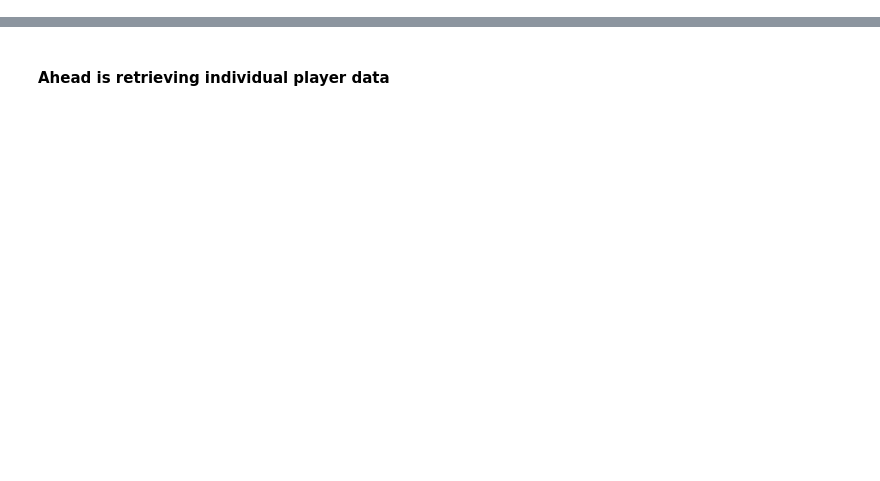
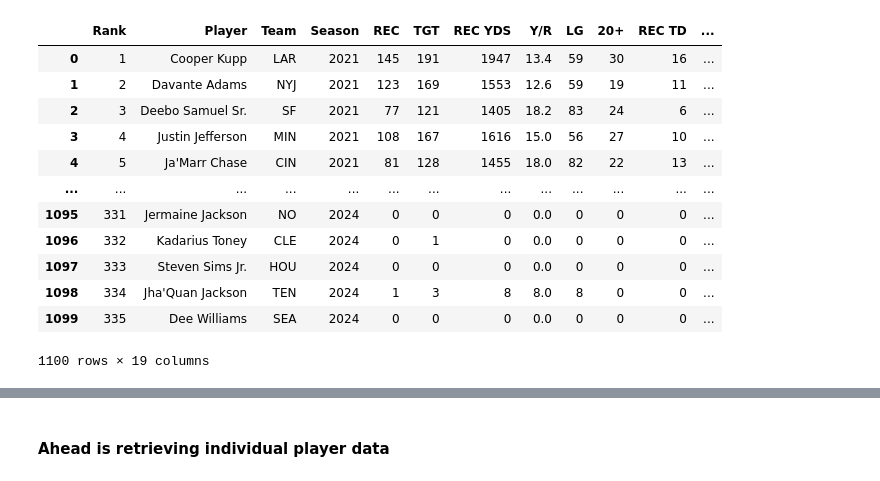
Before and after one commit to Pratiibh/Fantasy-Football-Model, a Jupyter notebook: Fantasy.ipynb, the cells around one changed output, grey strips where cells are left out. Cells and saved outputs as stored; diff of their text form; code cells hidden in the pictures; blank space fills up the shorter version.

```diff
--- a/Fantasy.ipynb
+++ b/Fantasy.ipynb
@@ -175,3 +0,0 @@ wr_2024_test
-# %%
-wr_2023 = fetch_metrics('wr', 2023)
-wr_2023
@@ -234,0 +523,17 @@ wr_2023_matches[0].head()
+# %%
+wr_data = pd.concat([wr_2021, wr_2022, wr_2023, wr_2024], ignore_index=True)
+wr_data
+# %% [output]
+|  | Rank | Player | Team | Season | REC | TGT | REC YDS | Y/R | LG | 20+ | REC TD | ... |
+| 0 | 1 | Cooper Kupp | LAR | 2021 | 145 | 191 | 1947 | 13.4 | 59 | 30 | 16 | ... |
+| 1 | 2 | Davante Adams | NYJ | 2021 | 123 | 169 | 1553 | 12.6 | 59 | 19 | 11 | ... |
+| 2 | 3 | Deebo Samuel Sr. | SF | 2021 | 77 | 121 | 1405 | 18.2 | 83 | 24 | 6 | ... |
+| 3 | 4 | Justin Jefferson | MIN | 2021 | 108 | 167 | 1616 | 15.0 | 56 | 27 | 10 | ... |
+| 4 | 5 | Ja'Marr Chase | CIN | 2021 | 81 | 128 | 1455 | 18.0 | 82 | 22 | 13 | ... |
+| ... | ... | ... | ... | ... | ... | ... | ... | ... | ... | ... | ... | ... |
+| 1095 | 331 | Jermaine Jackson | NO | 2024 | 0 | 0 | 0 | 0.0 | 0 | 0 | 0 | ... |
+| 1096 | 332 | Kadarius Toney | CLE | 2024 | 0 | 1 | 0 | 0.0 | 0 | 0 | 0 | ... |
+| 1097 | 333 | Steven Sims Jr. | HOU | 2024 | 0 | 0 | 0 | 0.0 | 0 | 0 | 0 | ... |
+| 1098 | 334 | Jha'Quan Jackson | TEN | 2024 | 1 | 3 | 8 | 8.0 | 8 | 0 | 0 | ... |
+| 1099 | 335 | Dee Williams | SEA | 2024 | 0 | 0 | 0 | 0.0 | 0 | 0 | 0 | ... |
+1100 rows × 19 columns
```
Also changed, not shown: parts of 72 cells of this notebook, 1 other file.
